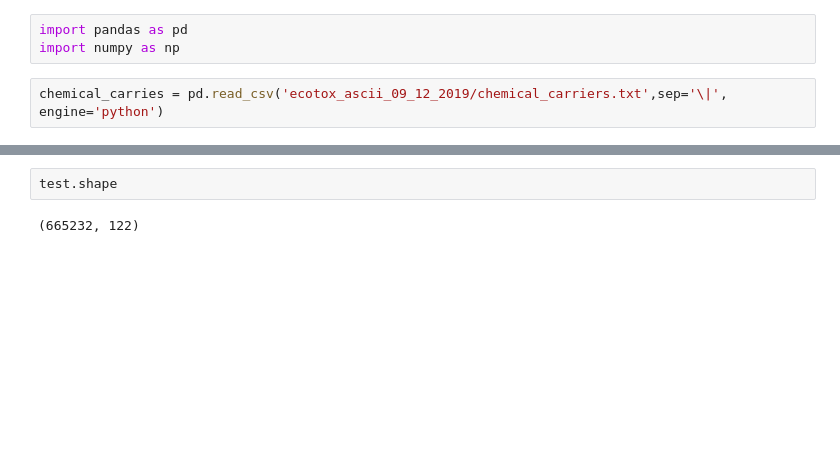
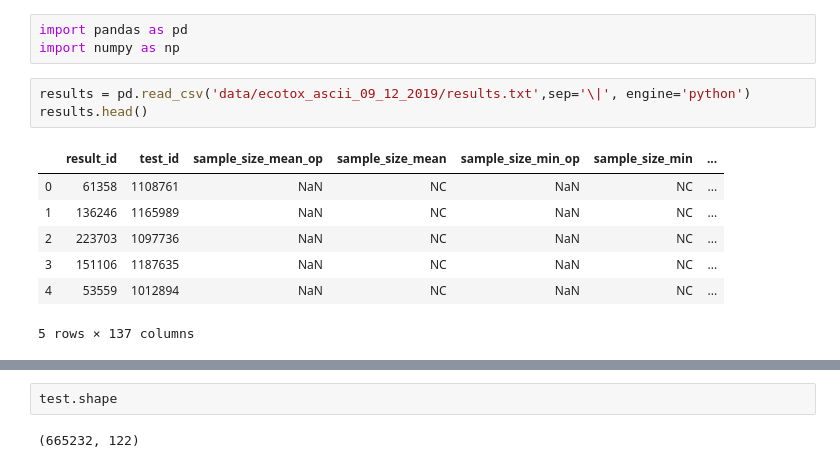
Before and after one commit to manuleo/ML_Toxicology_Testing, a Jupyter notebook: data_analysis.ipynb, the cells around one changed output, grey strips where cells are left out. Cells and saved outputs as stored; diff of their text form; blank space fills up the shorter version.

```diff
--- a/data_analysis.ipynb
+++ b/data_analysis.ipynb
@@ -2,4 +2,13 @@
 import pandas as pd
 import numpy as np
 # %%
-chemical_carries = pd.read_csv('ecotox_ascii_09_12_2019/chemical_carriers.txt',sep='\|', engine='python')
+results = pd.read_csv('data/ecotox_ascii_09_12_2019/results.txt',sep='\|', engine='python')
+results.head()
+# %% [output]
+|  | result_id | test_id | sample_size_mean_op | sample_size_mean | sample_size_min_op | sample_size_min | ... |
+| 0 | 61358 | 1108761 | NaN | NC | NaN | NC | ... |
+| 1 | 136246 | 1165989 | NaN | NC | NaN | NC | ... |
+| 2 | 223703 | 1097736 | NaN | NC | NaN | NC | ... |
+| 3 | 151106 | 1187635 | NaN | NC | NaN | NC | ... |
+| 4 | 53559 | 1012894 | NaN | NC | NaN | NC | ... |
+5 rows × 137 columns
```
Also changed, not shown: parts of 28 cells of this notebook.
